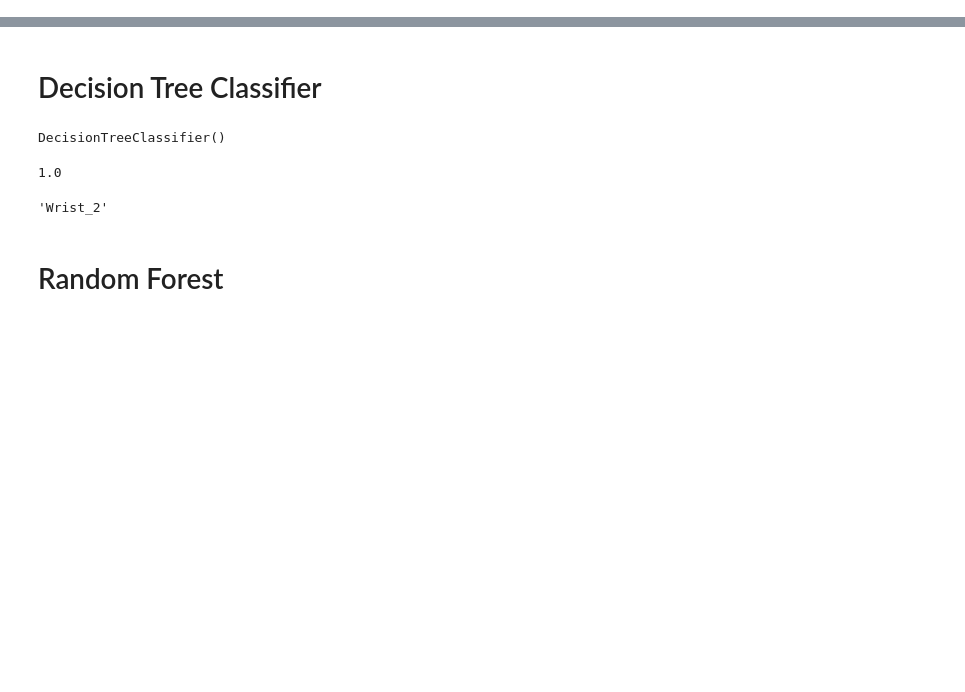
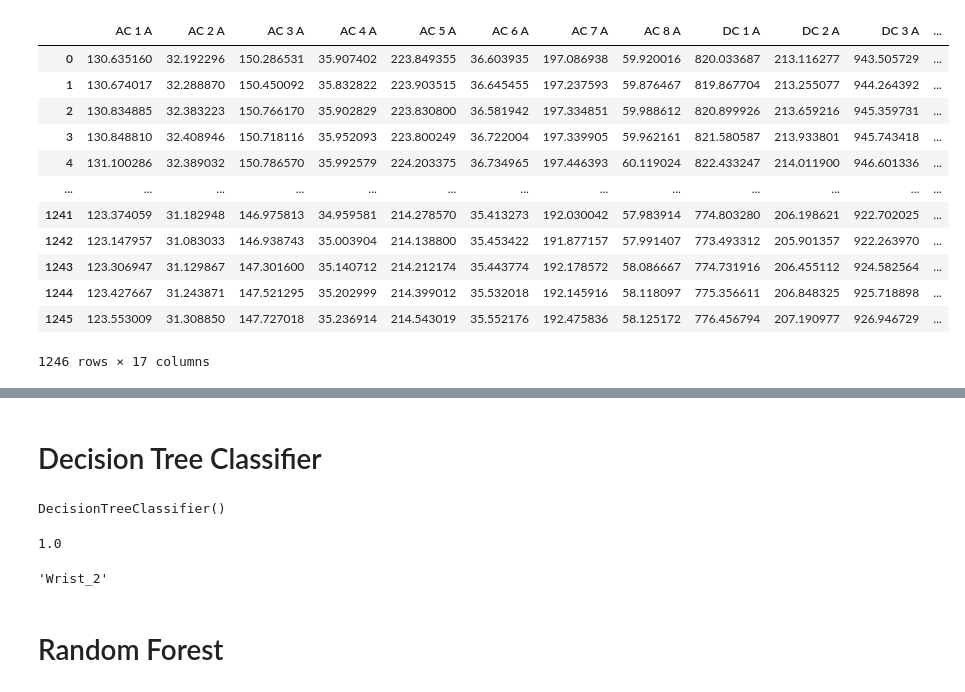
Before and after one commit to Xbostick/sveta, a Jupyter notebook: HW_4.ipynb, the cells around one changed output, grey strips where cells are left out. Cells and saved outputs as stored; diff of their text form; code cells hidden in the pictures; blank space fills up the shorter version.

```diff
--- a/HW_4.ipynb
+++ b/HW_4.ipynb
@@ -30,3 +37,19 @@ dataF.head()
 | 2 | 130.834885 | 32.383223 | 150.766170 | 35.902829 | 223.830800 | 36.581942 | 197.334851 | 59.988612 | 820.899926 | 213.659216 | 945.359731 | ... |
 | 3 | 130.848810 | 32.408946 | 150.718116 | 35.952093 | 223.800249 | 36.722004 | 197.339905 | 59.962161 | 821.580587 | 213.933801 | 945.743418 | ... |
 | 4 | 131.100286 | 32.389032 | 150.786570 | 35.992579 | 224.203375 | 36.734965 | 197.446393 | 60.119024 | 822.433247 | 214.011900 | 946.601336 | ... |
+# %%
+dataF[dataF['label'] == 0 ]
+# %% [output]
+|  | AC 1 A | AC 2 A | AC 3 A | AC 4 A | AC 5 A | AC 6 A | AC 7 A | AC 8 A | DC 1 A | DC 2 A | DC 3 A | ... |
+| 0 | 130.635160 | 32.192296 | 150.286531 | 35.907402 | 223.849355 | 36.603935 | 197.086938 | 59.920016 | 820.033687 | 213.116277 | 943.505729 | ... |
+| 1 | 130.674017 | 32.288870 | 150.450092 | 35.832822 | 223.903515 | 36.645455 | 197.237593 | 59.876467 | 819.867704 | 213.255077 | 944.264392 | ... |
+| 2 | 130.834885 | 32.383223 | 150.766170 | 35.902829 | 223.830800 | 36.581942 | 197.334851 | 59.988612 | 820.899926 | 213.659216 | 945.359731 | ... |
+| 3 | 130.848810 | 32.408946 | 150.718116 | 35.952093 | 223.800249 | 36.722004 | 197.339905 | 59.962161 | 821.580587 | 213.933801 | 945.743418 | ... |
+| 4 | 131.100286 | 32.389032 | 150.786570 | 35.992579 | 224.203375 | 36.734965 | 197.446393 | 60.119024 | 822.433247 | 214.011900 | 946.601336 | ... |
+| ... | ... | ... | ... | ... | ... | ... | ... | ... | ... | ... | ... | ... |
+| 1241 | 123.374059 | 31.182948 | 146.975813 | 34.959581 | 214.278570 | 35.413273 | 192.030042 | 57.983914 | 774.803280 | 206.198621 | 922.702025 | ... |
+| 1242 | 123.147957 | 31.083033 | 146.938743 | 35.003904 | 214.138800 | 35.453422 | 191.877157 | 57.991407 | 773.493312 | 205.901357 | 922.263970 | ... |
+| 1243 | 123.306947 | 31.129867 | 147.301600 | 35.140712 | 214.212174 | 35.443774 | 192.178572 | 58.086667 | 774.731916 | 206.455112 | 924.582564 | ... |
+| 1244 | 123.427667 | 31.243871 | 147.521295 | 35.202999 | 214.399012 | 35.532018 | 192.145916 | 58.118097 | 775.356611 | 206.848325 | 925.718898 | ... |
+| 1245 | 123.553009 | 31.308850 | 147.727018 | 35.236914 | 214.543019 | 35.552176 | 192.475836 | 58.125172 | 776.456794 | 207.190977 | 926.946729 | ... |
+1246 rows × 17 columns
```
Also changed, not shown: parts of 30 cells of this notebook, 1 other file.
